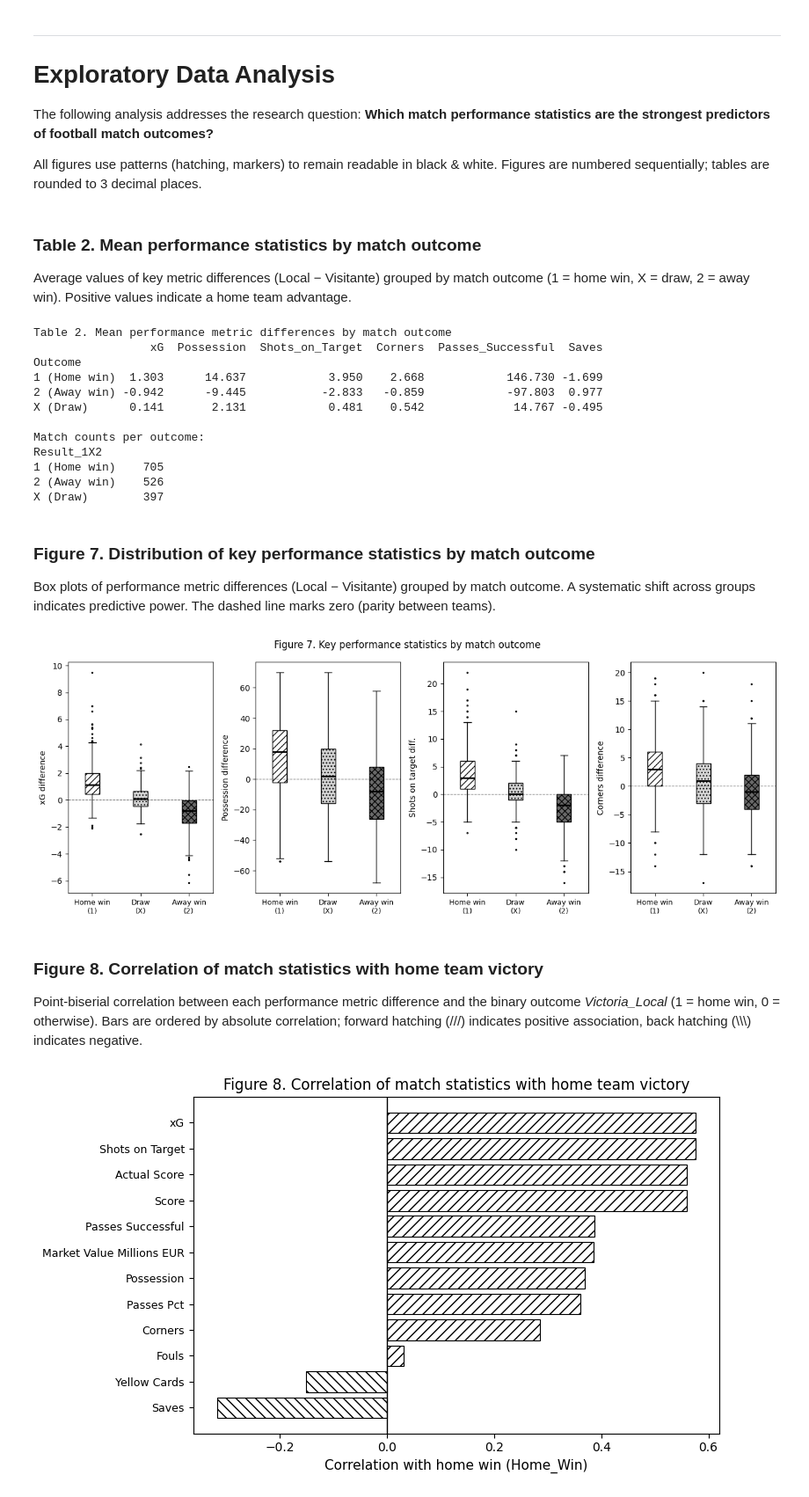
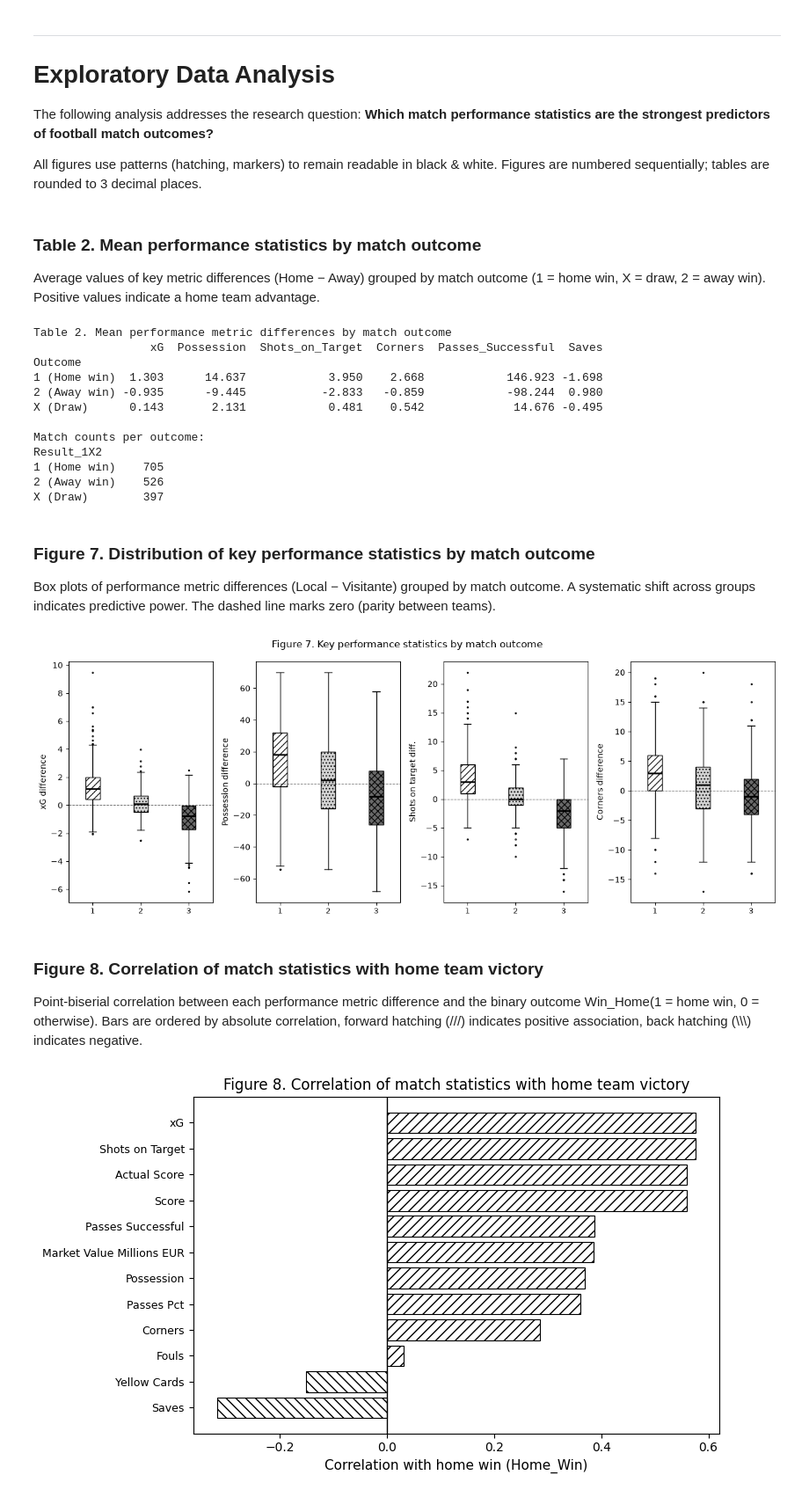
Before and after one commit to dondarjl/Football-scrapping-project, a Jupyter notebook: Data Cleaning.ipynb, the cells around one changed output. Shown at 88% size. Saved outputs shown, nothing was run; the diff lists cells and outputs as text; code cells hidden in the pictures.

Commit message:
cambios de nombres de variables y comentarios

```diff
--- a/Data Cleaning.ipynb
+++ b/Data Cleaning.ipynb
@@ -345,7 +332,7 @@ print(df[['Date', 'Home_Team', 'Home_Market_Value_Millions_EUR', 'Away_Team', 'A
 
 We group countries by continent so we can use this variable in modelling (facing teams from Africa is not the same as facing teams from Europe).
 # %%
-mapa_continentes = {
+map_continents = {
     # EUROPE (UEFA)
     'República Checa': 'Europa', 'Bosnia-Herzegovina': 'Europa', 'Suiza': 'Europa',
     'Países Bajos': 'Europa', 'Alemania': 'Europa', 'Escocia': 'Europa',
@@ -736,19 +685,16 @@ dtype: int64
 # %% [markdown]
 We use the Possession variable to remove rows with NAs. This is because possession is the most basic match statistic. If this data is missing, we assume there is not enough useful information to model the match and we therefore drop those observations.
 # %%
-# 1. Columns that MUST be complete
-columnas_obligatorias = ['Possession_Away', 'Possession_Home']
+# Columns that MUST be complete
+necessary_cols = ['Possession_Away', 'Possession_Home']
 
-# 2. Drop rows that have at least one NA in the required columns
-df = df.dropna(subset=columnas_obligatorias)
+# dropping rows that have at least one NA in the required columns
+df = df.dropna(subset=necessary_cols)
 
-# Reset the index after dropping rows
+# now we reset the index after dropping rows
 df = df.reset_index(drop=True)
 
-# Remaining dataset after dropping rows with NAs in critical columns
 print(df.shape)
-
-# Check
 df.isnull().sum()
 # %% [output]
 (1628, 29)
@@ -912,5 +848,5 @@ Unlike the original objective (predicting future matches), here there is NO data
 # %%
-metricas_diff = [
+metrics_diff = [
     ('Expected_Goals_Home_(xG)', 'Expected_Goals_Away_(xG)', 'xG_diff'),
     ('Possession_Home', 'Possession_Away', 'Possession_diff'),
     ('Shots_on_Target_Home', 'Shots_on_Target_Away', 'Shots_on_Target_diff'),
@@ -924,13 +860,13 @@ metricas_diff = [
     ('Home_Market_Value_Millions_EUR', 'Away_Market_Value_Millions_EUR', 'Market_Value_Millions_EUR_diff'),
 ]
 
-for col_local, col_visitante, nombre in metricas_diff:
-    if col_local in df.columns and col_visitante in df.columns:
-        df[nombre] = df[col_local] - df[col_visitante]
+for col_local, col_away, name in metrics_diff:
+    if col_local in df.columns and col_away in df.columns:
+        df[name] = df[col_local] - df[col_away]
     else:
-        print(f'WARNING: column not found for {nombre}')
+        print(f'WARNING: column not found for {name}')
 
-cols_diff = [n for _, _, n in metricas_diff if n in df.columns]
+cols_diff = [n for _, _, n in metrics_diff if n in df.columns]
 print('Difference columns created:', cols_diff)
 df[cols_diff].head()
 # %% [output]
@@ -987,18 +923,18 @@ df['Prob_Implicit_ELO'] = 1 / (1 + 10 ** (-df['Actual_Score_diff'] / 400))
 
 # Tiers based on FIFA points
 # Tiers based on quantiles of the actual distribution (all teams, home+away)
-todos_puntos = pd.concat([df['Home_Score'], df['Away_Score']])
-q25, q50, q75 = todos_puntos.quantile([0.25, 0.5, 0.75])
+all_points = pd.concat([df['Home_Score'], df['Away_Score']])
+q25, q50, q75 = all_points.quantile([0.25, 0.5, 0.75])
 
 print(f"Q25: {q25:.0f}, Q50: {q50:.0f}, Q75: {q75:.0f}")
 
-def asignar_tier(puntos):
-    if puntos >= q75: return 1
-    elif puntos >= q50: return 2
-    elif puntos >= q25: return 3
+def asign_tier(points):
+    if points >= q75: return 1
+    elif points >= q50: return 2
+    elif points >= q25: return 3
     else: return 4
 
-df['diff_Tier'] = df['Home_Score'].apply(asignar_tier) - df['Away_Score'].apply(asignar_tier)
+df['diff_Tier'] = df['Home_Score'].apply(asign_tier) - df['Away_Score'].apply(asign_tier)
 # %% [output]
 Q25: 1166, Q50: 1353, Q75: 1513
 # %% [markdown]
@@ -1153,30 +1084,29 @@ All figures use patterns (hatching, markers) to remain readable in black & white
 # %% [markdown]
 ### Table 2. Mean performance statistics by match outcome
 
-Average values of key metric differences (Local − Visitante) grouped by match outcome (1 = home win, X = draw, 2 = away win). Positive values indicate a home team advantage.
+Average values of key metric differences (Home − Away) grouped by match outcome (1 = home win, X = draw, 2 = away win). Positive values indicate a home team advantage.
 # %%
 # --- Table 2: Mean stats by outcome ---
 stats_cols = ['xG_diff', 'Possession_diff', 'Shots_on_Target_diff',
               'Corners_diff', 'Passes_Successful_diff', 'Saves_diff']
 stats_cols = [c for c in stats_cols if c in df.columns]
 
-tabla = df.groupby('Result_1X2')[stats_cols].mean().round(3)
-tabla.index.name = 'Outcome'
-tabla.index = tabla.index.map({'1': '1 (Home win)', 'X': 'X (Draw)', '2': '2 (Away win)'})
-tabla.columns = [c.replace('_diff', '') for c in tabla.columns]
+table = df.groupby('Result_1X2')[stats_cols].mean().round(3)
+table.index.name = 'Outcome'
+table.index = table.index.map({'1': '1 (Home win)', 'X': 'X (Draw)', '2': '2 (Away win)'})
+table.columns = [c.replace('_diff', '') for c in table.columns]
 print('Table 2. Mean performance metric differences by match outcome')
-print(tabla.to_string())
+print(table.to_string())
 
-# Also show match counts
 print('\nMatch counts per outcome:')
 print(df['Result_1X2'].map({'1': '1 (Home win)', 'X': 'X (Draw)', '2': '2 (Away win)'}).value_counts().sort_index().to_string())
 # %% [output]
 Table 2. Mean performance metric differences by match outcome
                  xG  Possession  Shots_on_Target  Corners  Passes_Successful  Saves
 Outcome
-1 (Home win)  1.303      14.637            3.950    2.668            146.730 -1.699
-2 (Away win) -0.942      -9.445           -2.833   -0.859            -97.803  0.977
-X (Draw)      0.141       2.131            0.481    0.542             14.767 -0.495
+1 (Home win)  1.303      14.637            3.950    2.668            146.923 -1.698
+2 (Away win) -0.935      -9.445           -2.833   -0.859            -98.244  0.980
+X (Draw)      0.143       2.131            0.481    0.542             14.676 -0.495
 
 Match counts per outcome:
 Result_1X2
@@ -1188,43 +1118,42 @@ X (Draw)        397
 
 Box plots of performance metric differences (Local − Visitante) grouped by match outcome. A systematic shift across groups indicates predictive power. The dashed line marks zero (parity between teams).
 # %%
-# --- Figure 2: Box plots by outcome ---
 stats_plot = [
     ('xG_diff',           'xG difference'),
     ('Possession_diff',      'Possession difference'),
     ('Shots_on_Target_diff','Shots on target diff.'),
     ('Corners_diff',      'Corners difference'),
 ]
 stats_plot = [(c, l) for c, l in stats_plot if c in df.columns]
 
 outcomes = ['1', 'X', '2']
 tick_labels = ['Home win\n(1)', 'Draw\n(X)', 'Away win\n(2)']
 hatches = ['///', '...', 'xxx']
 facecolors = ['white', 'lightgray', 'dimgray']
 
 fig, axes = plt.subplots(1, len(stats_plot), figsize=(13, 5))
 if len(stats_plot) == 1:
     axes = [axes]
 
 for ax, (col, ylabel) in zip(axes, stats_plot):
     data_groups = [df.loc[df['Result_1X2'] == o, col].dropna() for o in outcomes]
-    bp = ax.boxplot(data_groups, patch_artist=True, labels=tick_labels,
+    bp = ax.boxplot(data_groups, patch_artist=True, label=tick_labels,
                     medianprops=dict(color='black', linewidth=2),
                     flierprops=dict(marker='.', color='black', markersize=3))
     for patch, hatch, fc in zip(bp['boxes'], hatches, facecolors):
         patch.set_facecolor(fc)
         patch.set_hatch(hatch)
     ax.axhline(0, color='black', linestyle='--', linewidth=0.8, alpha=0.6)
     ax.set_ylabel(ylabel, fontsize=10)
     ax.tick_params(axis='x', labelsize=9)
 
 fig.suptitle('Figure 7. Key performance statistics by match outcome', fontsize=12)
 plt.tight_layout()
 plt.show()
 # %% [output]
-[figure, old version]
+[figure, new version]
 # %% [markdown]
 ### Figure 8. Correlation of match statistics with home team victory
 
-Point-biserial correlation between each performance metric difference and the binary outcome *Victoria\_Local* (1 = home win, 0 = otherwise). Bars are ordered by absolute correlation; forward hatching (///) indicates positive association, back hatching (\\\\\\) indicates negative.
+Point-biserial correlation between each performance metric difference and the binary outcome Win\_Home(1 = home win, 0 = otherwise). Bars are ordered by absolute correlation, forward hatching (///) indicates positive association, back hatching (\\\\\\) indicates negative.
 # %%
```
Also changed, not shown: parts of 42 cells of this notebook.
